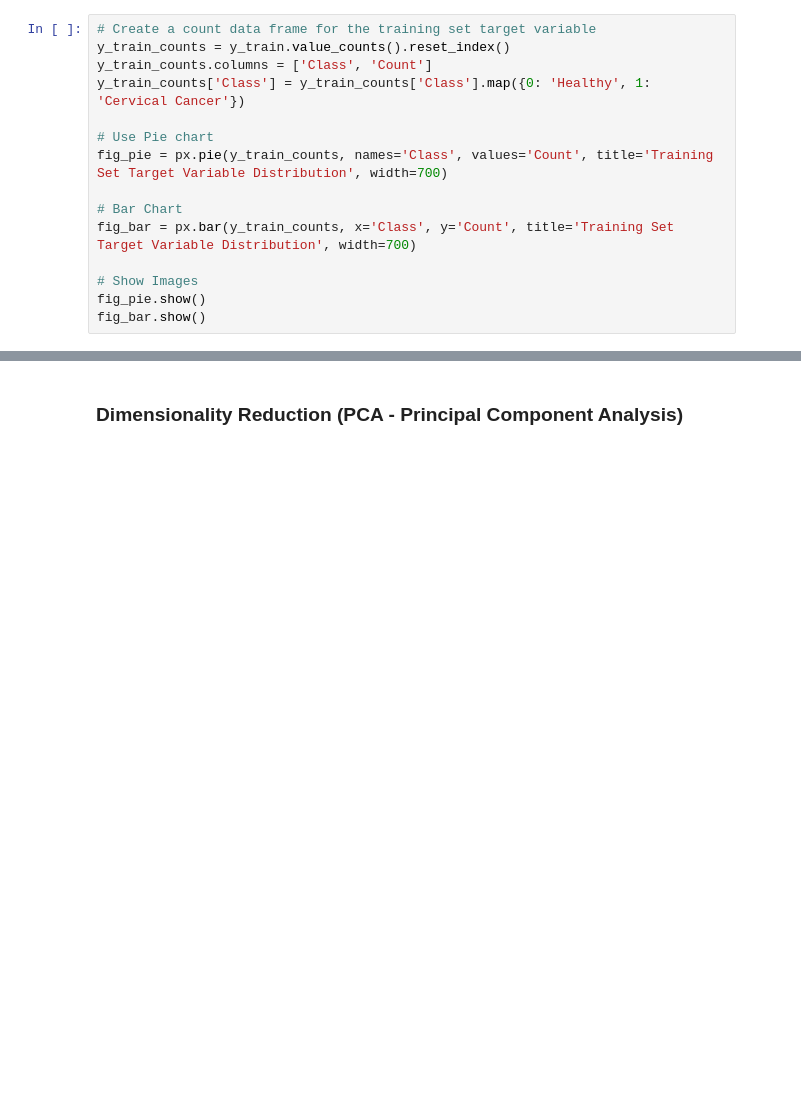
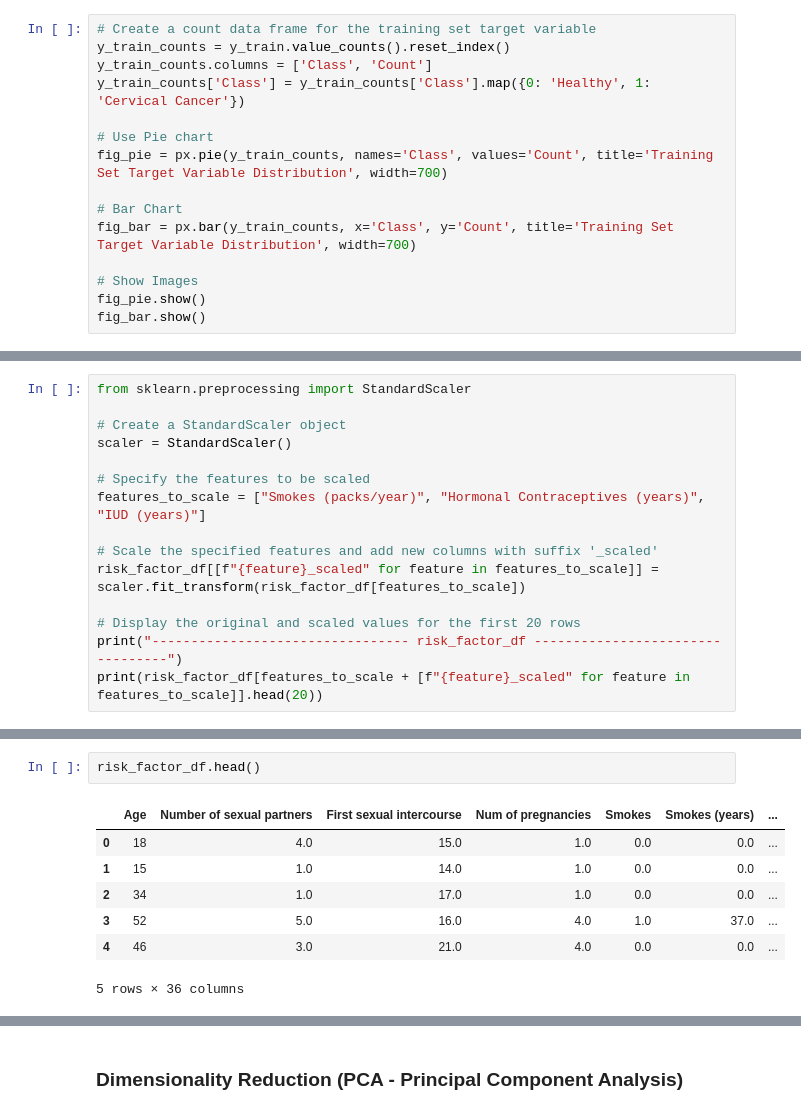
Before and after one commit to JYe9/MAI643_AI_in_Medicine, a Jupyter notebook: pre-processing-new.ipynb, the cells around one changed output, grey strips where cells are left out. Drawn from its saved outputs; the diff is of its cells as text; blank space fills up the shorter version.

```diff
--- a/pre-processing-new.ipynb
+++ b/pre-processing-new.ipynb
@@ -447,0 +578,15 @@ fig_bar.show()
+# %%
+from sklearn.preprocessing import StandardScaler
+
+# Create a StandardScaler object
+scaler = StandardScaler()
+
+# Specify the features to be scaled
+features_to_scale = ["Smokes (packs/year)", "Hormonal Contraceptives (years)", "IUD (years)"]
+
+# Scale the specified features and add new columns with suffix '_scaled'
+risk_factor_df[[f"{feature}_scaled" for feature in features_to_scale]] = scaler.fit_transform(risk_factor_df[features_to_scale])
+
+# Display the original and scaled values for the first 20 rows
+print("--------------------------------- risk_factor_df ---------------------------------")
+print(risk_factor_df[features_to_scale + [f"{feature}_scaled" for feature in features_to_scale]].head(20))
@@ -447,0 +611,10 @@ fig_bar.show()
+# %%
+risk_factor_df.head()
+# %% [output]
+|  | Age | Number of sexual partners | First sexual intercourse | Num of pregnancies | Smokes | Smokes (years) | ... |
+| 0 | 18 | 4.0 | 15.0 | 1.0 | 0.0 | 0.0 | ... |
+| 1 | 15 | 1.0 | 14.0 | 1.0 | 0.0 | 0.0 | ... |
+| 2 | 34 | 1.0 | 17.0 | 1.0 | 0.0 | 0.0 | ... |
+| 3 | 52 | 5.0 | 16.0 | 4.0 | 1.0 | 37.0 | ... |
+| 4 | 46 | 3.0 | 21.0 | 4.0 | 0.0 | 0.0 | ... |
+5 rows × 36 columns
```
Also changed, not shown: parts of 16 cells of this notebook.
